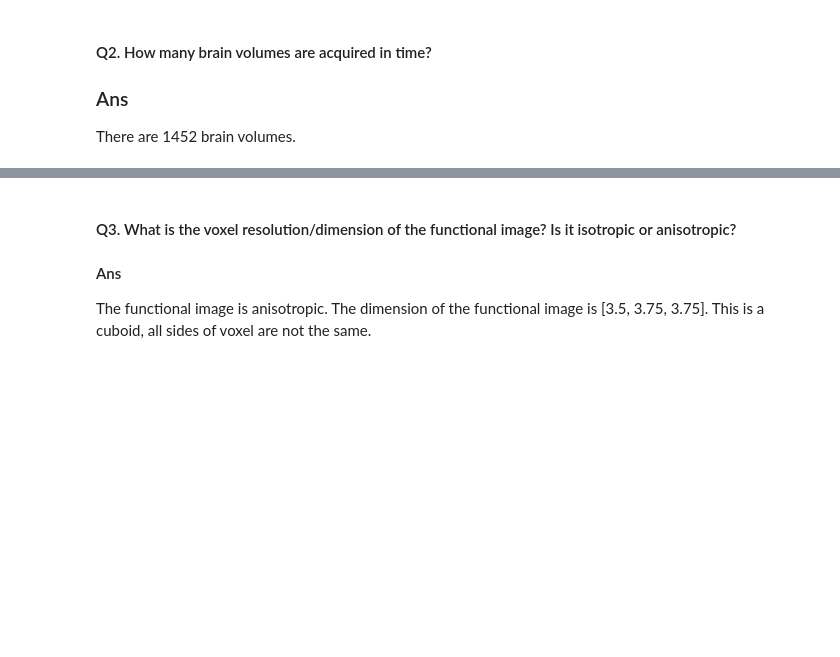
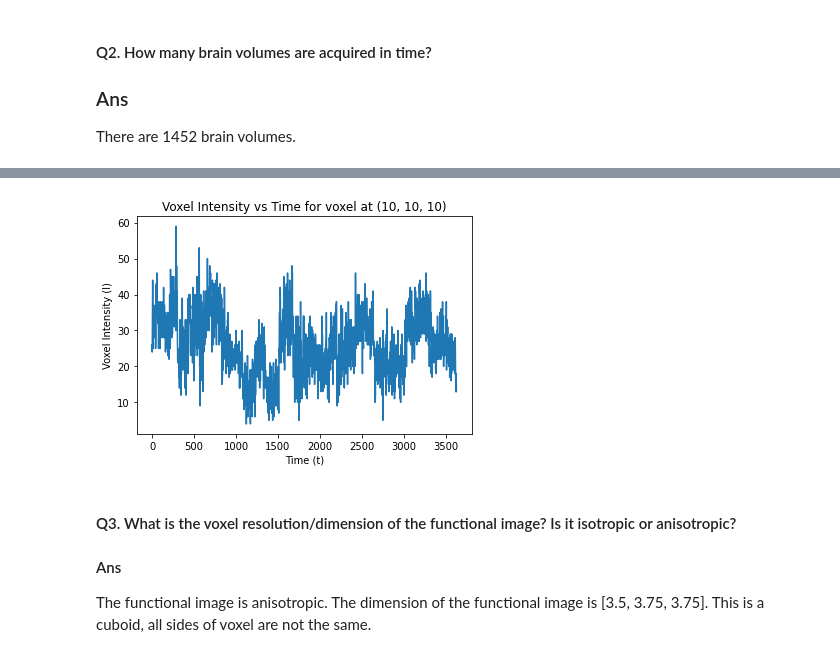
Before and after one commit to jessepinkman9900/haxby-2001, a Jupyter notebook: 2018101043.ipynb, the cells around one changed output, grey strips where cells are left out. Saved outputs shown, nothing was run; the diff lists cells and outputs as text; code cells hidden in the pictures; blank space fills up the shorter version.

```diff
--- a/2018101043.ipynb
+++ b/2018101043.ipynb
@@ -36,14 +39,17 @@ print(f"Volumes: {voxels.shape[3]}")
 # %%
 import matplotlib.pyplot as plt
+import numpy as np
 
 ind = 10
 voxel_vs_t = voxels[ind][ind][ind]
 
-plt.plot(range(len(voxel_vs_t)) * t_r, voxel_vs_t)
+plt.plot(np.array(range(len(voxel_vs_t))) * t_r, voxel_vs_t)
 plt.xlabel("Time (t)")
 plt.ylabel("Voxel Intensity (I)")
 plt.title(f"Voxel Intensity vs Time for voxel at ({ind}, {ind}, {ind})")
 plt.show()
+# %% [output]
+[figure, added]
 # %% [markdown]
 #### Q3. What is the voxel resolution/dimension of the functional image? Is it isotropic or anisotropic?
 
```
Also changed, not shown: parts of 14 cells of this notebook.
